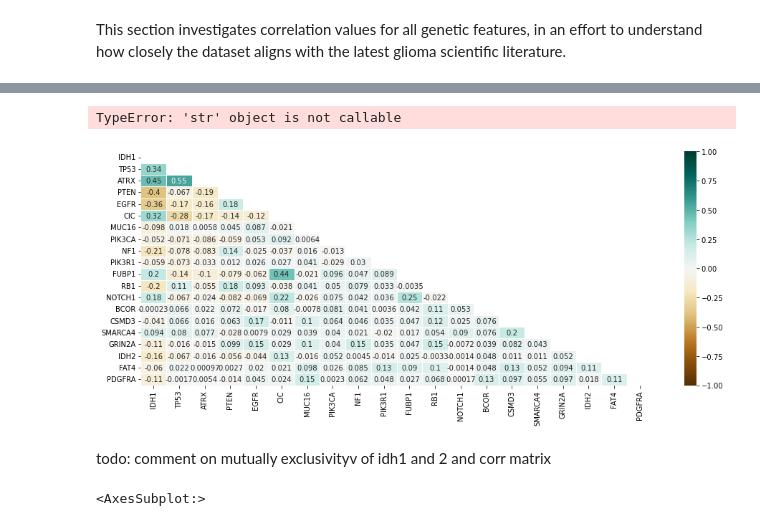
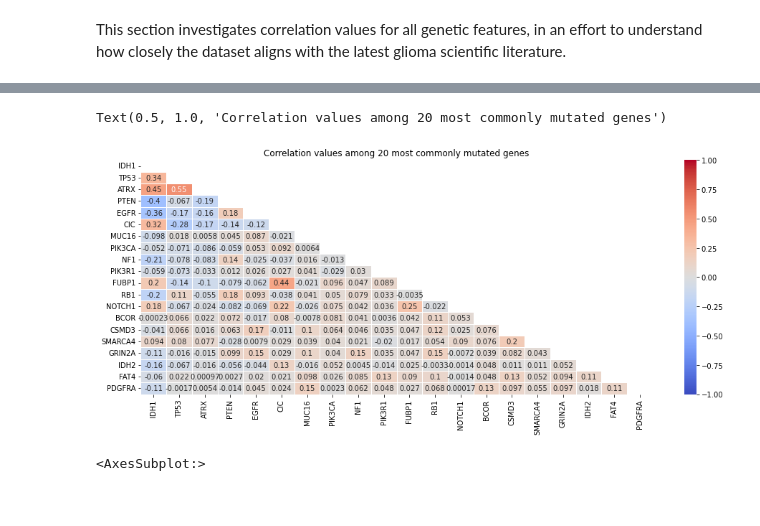
Before and after one commit to irenebernardi/Glioma-Grading-Classification, a Jupyter notebook: Glioma_Grade_notebook.ipynb, the cells around one changed output, grey strips where cells are left out. Saved outputs shown, nothing was run; the diff lists cells and outputs as text; code cells hidden in the pictures.

```diff
--- a/Glioma_Grade_notebook.ipynb
+++ b/Glioma_Grade_notebook.ipynb
@@ -296,19 +305,17 @@ This section investigates correlation values for all genetic features, in an eff
 # %%
 # Visualization of correlation between variables
 plt.figure(figsize=(16, 6))
 corr = df.iloc[:, 3 : 23].corr()
 
 # Getting the Upper Triangle of the co-relation matrix
 matrix = np.triu(corr)
 
 # Using the upper triangle matrix as mask
-sns.heatmap(corr, annot=True, mask=matrix, vmin=-1, vmax=1, linewidths=.5, cmap='BrBG')
+sns.heatmap(corr, annot=True, mask=matrix, vmin=-1, vmax=1, linewidths=.5, cmap='coolwarm')
 plt.title("Correlation values among 20 most commonly mutated genes")
 # %% [output]
-TypeError: 'str' object is not callable
+Text(0.5, 1.0, 'Correlation values among 20 most commonly mutated genes')
-[figure, old version]
+[figure, new version]
-# %% [markdown]
-todo: comment on mutually exclusivityv of idh1 and 2 and corr matrix
 # %%
 # Plotting only genes that showed correlation among them, for better visualization
 correlated_genes = ['ATRX', 'IDH1', 'TP53', 'CIC', 'FUBP1']
```
Also changed, not shown: parts of 15 cells of this notebook.
